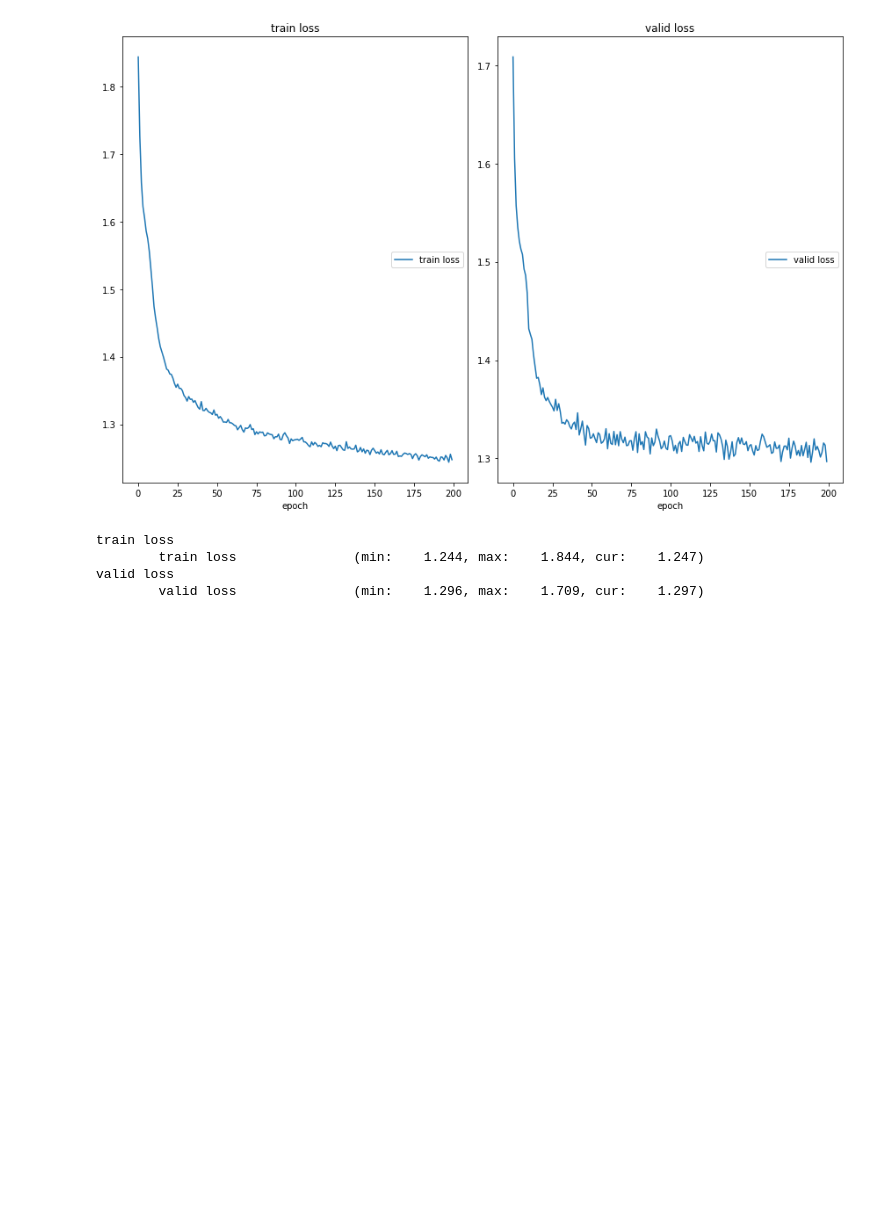
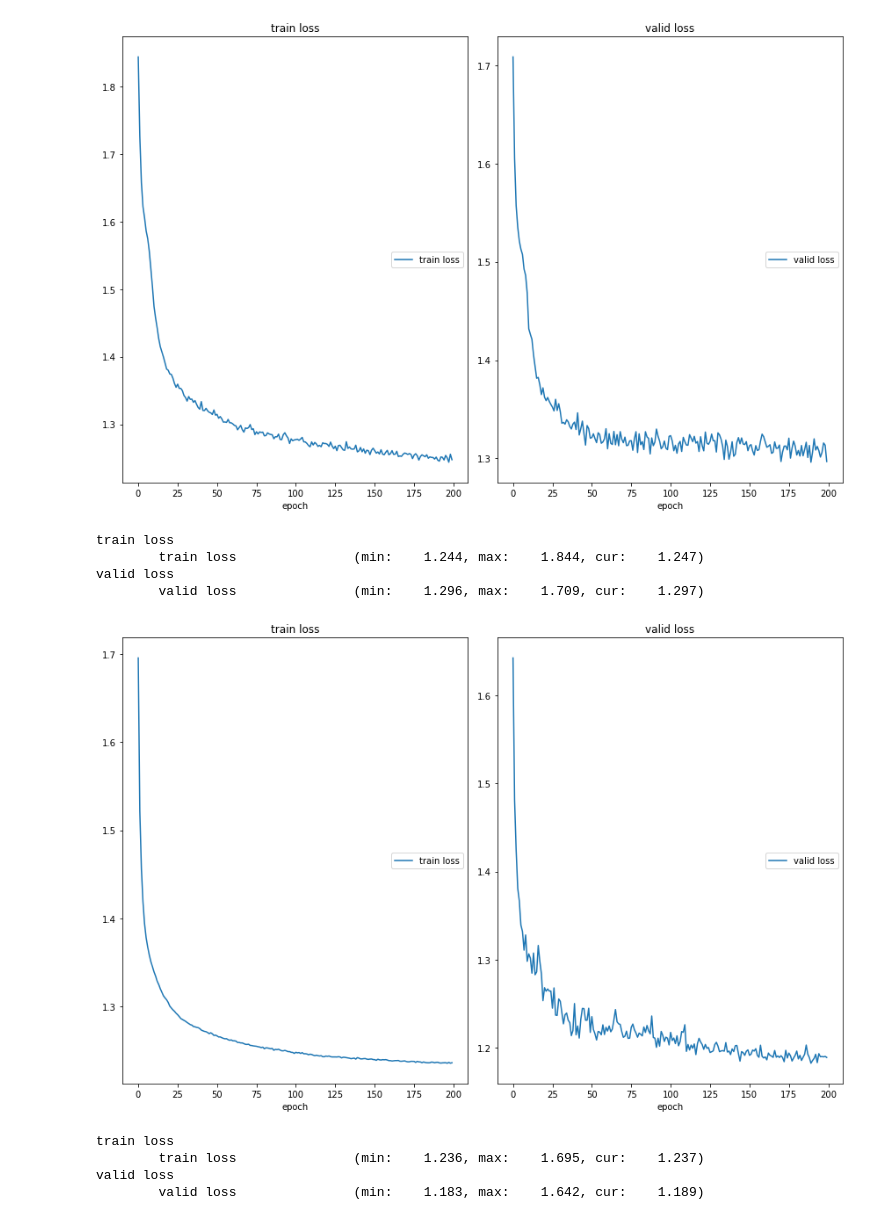
Before and after one commit to ZhongzeCai/Feature_AssortmentNN, a Jupyter notebook: runner.ipynb, the cells around one changed output. Drawn from its saved outputs; the diff is of its cells as text; code cells hidden in the pictures; blank space fills up the shorter version.

```diff
--- a/runner.ipynb
+++ b/runner.ipynb
@@ -64,3 +64,14 @@ train loss
         train loss               (min:    1.244, max:    1.844, cur:    1.247)
 valid loss
         valid loss               (min:    1.296, max:    1.709, cur:    1.297)
+# %%
+from run_experiment import runner
+import os
+
+runner('configs/Markov_10_Large_UtilsModel_2Layers.yaml')
+# %% [output]
+[figure, added]
+train loss
+        train loss               (min:    1.236, max:    1.695, cur:    1.237)
+valid loss
+        valid loss               (min:    1.183, max:    1.642, cur:    1.189)
```
Also changed, not shown: 2 other files.
